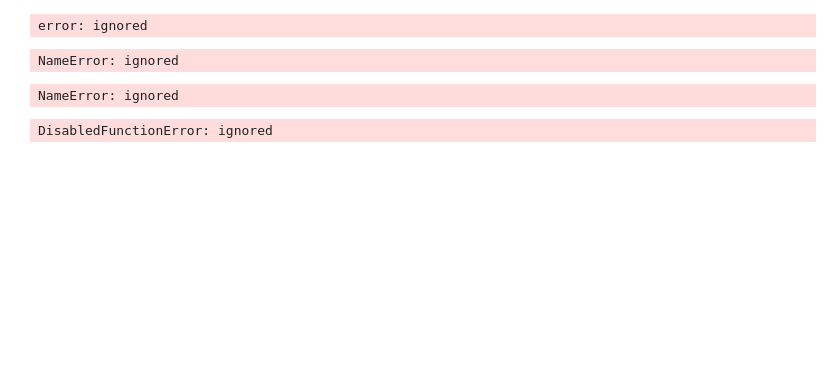
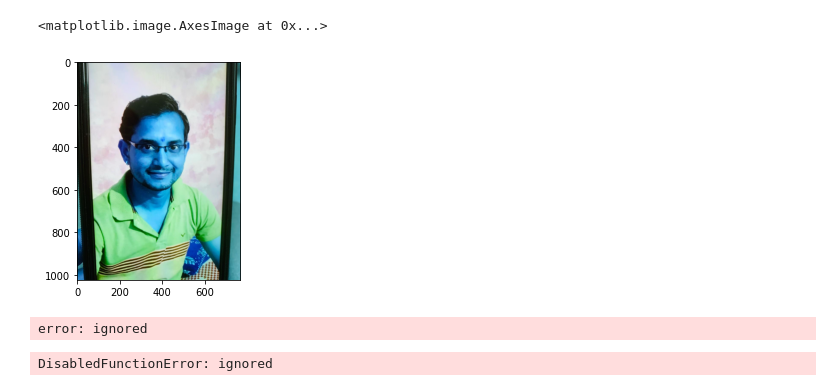
Before and after one commit to hiteshpujari/Machine-Learning-, a Jupyter notebook: facedetection.ipynb, the cells around one changed output. Cells and saved outputs as stored; diff of their text form; code cells hidden in the pictures; blank space fills up the shorter version.

```diff
--- a/facedetection.ipynb
+++ b/facedetection.ipynb
@@ -14,22 +18,19 @@ face_cascade = cv2.CascadeClassifier('haarcascade_frontalface_default.xml')
 eye_cascade = cv2.CascadeClassifier('haarcascade_eye.xml')
 # %%
 # Read the input image
-img = cv2.imread('test.jpg')
+img = cv2.imread('hitesh.jpg')
+plt.imshow(img, cmap='gray')
+# %% [output]
+<matplotlib.image.AxesImage at 0x...>
+[figure, added]
 # %%
 # Convert into grayscale
 gray = cv2.cvtColor(img, cv2.COLOR_BGR2GRAY)
-# %% [output]
-error: ignored
 # %%
 # Detect faces
-faces = face_cascade.detectMultiScale(gray, 1.1, 4)
+faces = face_cascade.detectMultiScale(gray, 1.3, 5)
 # %% [output]
-NameError: ignored
+error: ignored
-# %%
-# Detect faces
-faces = face_cascade.detectMultiScale(gray, 1.1, 4)
-# %% [output]
-NameError: ignored
 # %%
 # Display the output
 cv2.imshow('img', img)
```
Also changed, not shown: parts of 5 cells of this notebook.
